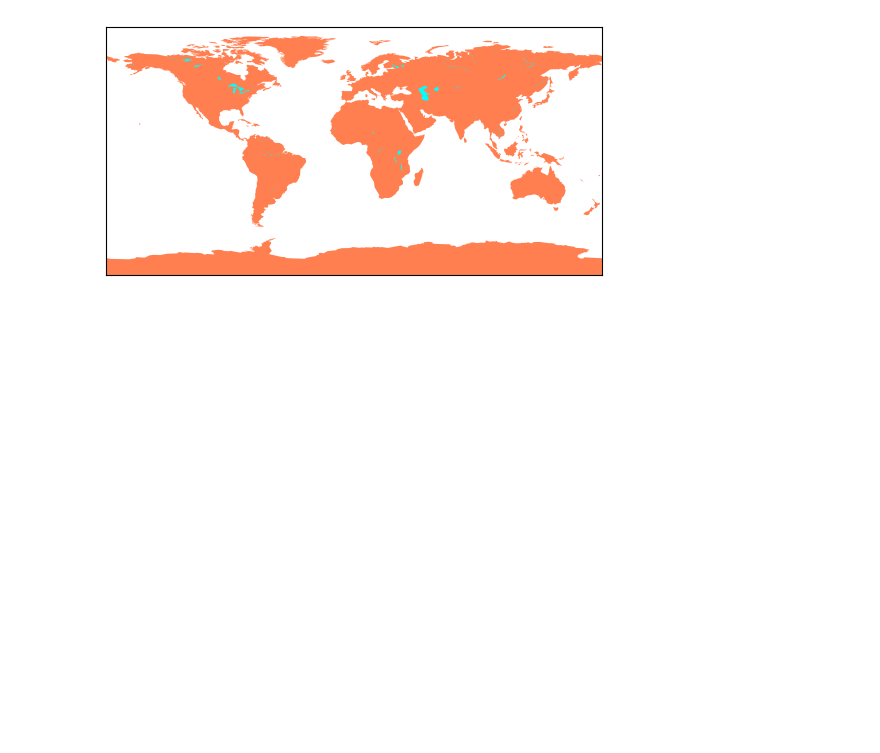
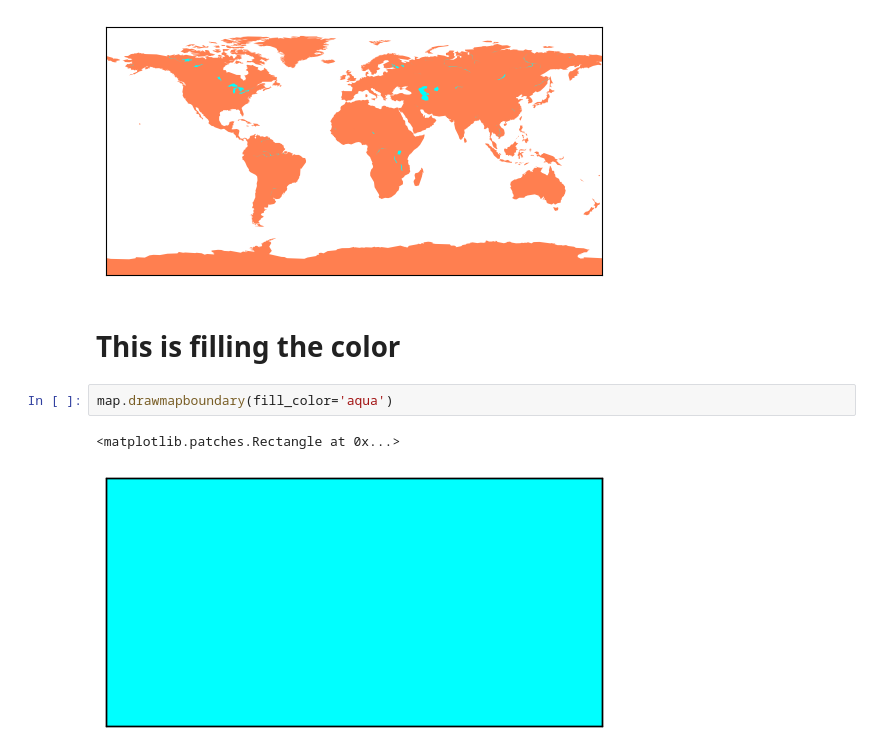
Before and after one commit to HimanshuHeda/Advance_Python, a Jupyter notebook: basemap.ipynb, the cells around one changed output. Saved outputs shown, nothing was run; the diff lists cells and outputs as text; blank space fills up the shorter version.

```diff
--- a/basemap.ipynb
+++ b/basemap.ipynb
@@ -34,3 +34,10 @@ map.fillcontinents(color='coral',lake_color='aqua')
  <matplotlib.patches.Polygon at 0x...>,
  <matplotlib.patches.Polygon at 0x...>]
 [figure]
+# %% [markdown]
+# This is filling the color
+# %%
+map.drawmapboundary(fill_color='aqua')
+# %% [output]
+<matplotlib.patches.Rectangle at 0x...>
+[figure, added]
```
Also changed, not shown: parts of 7 cells of this notebook, 2 other files.
